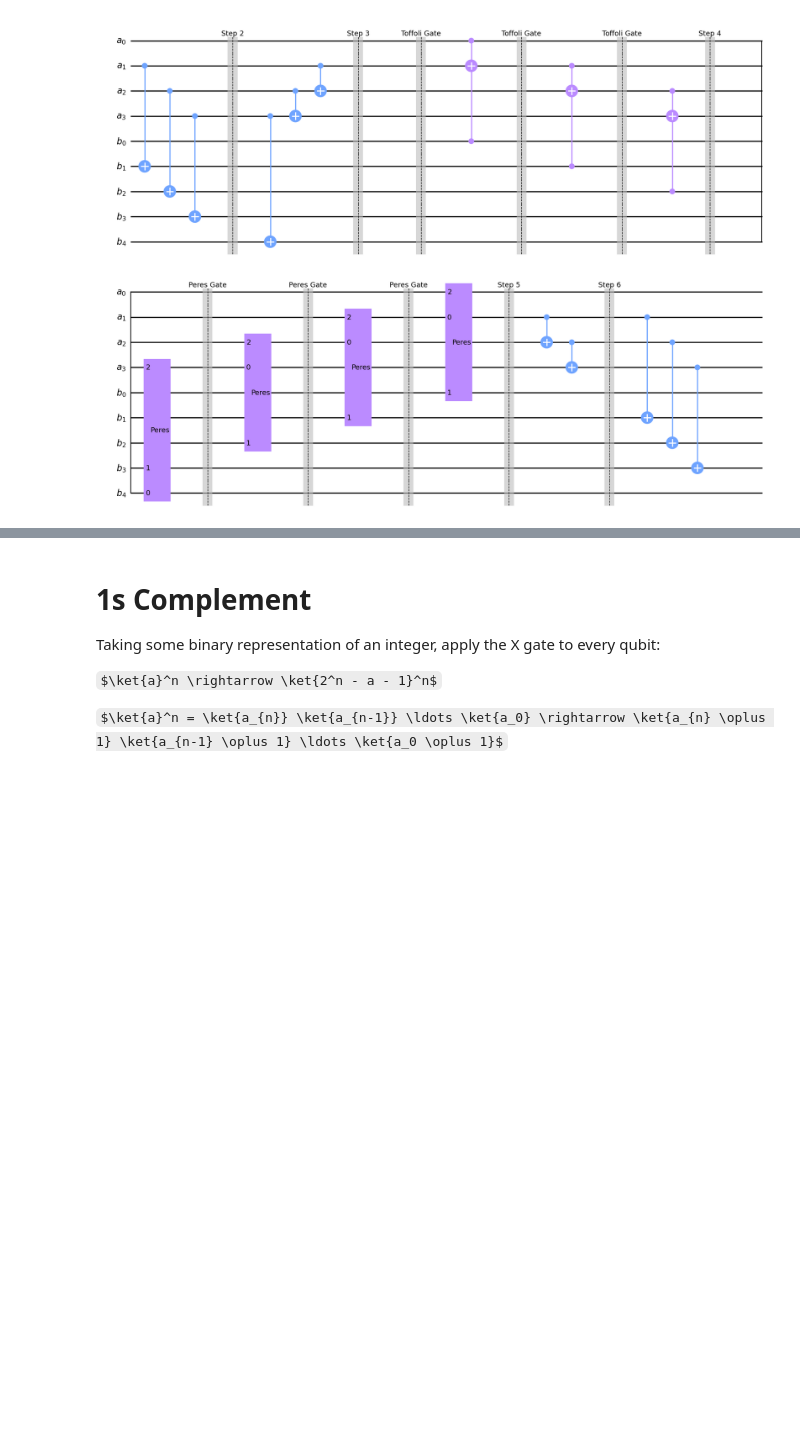
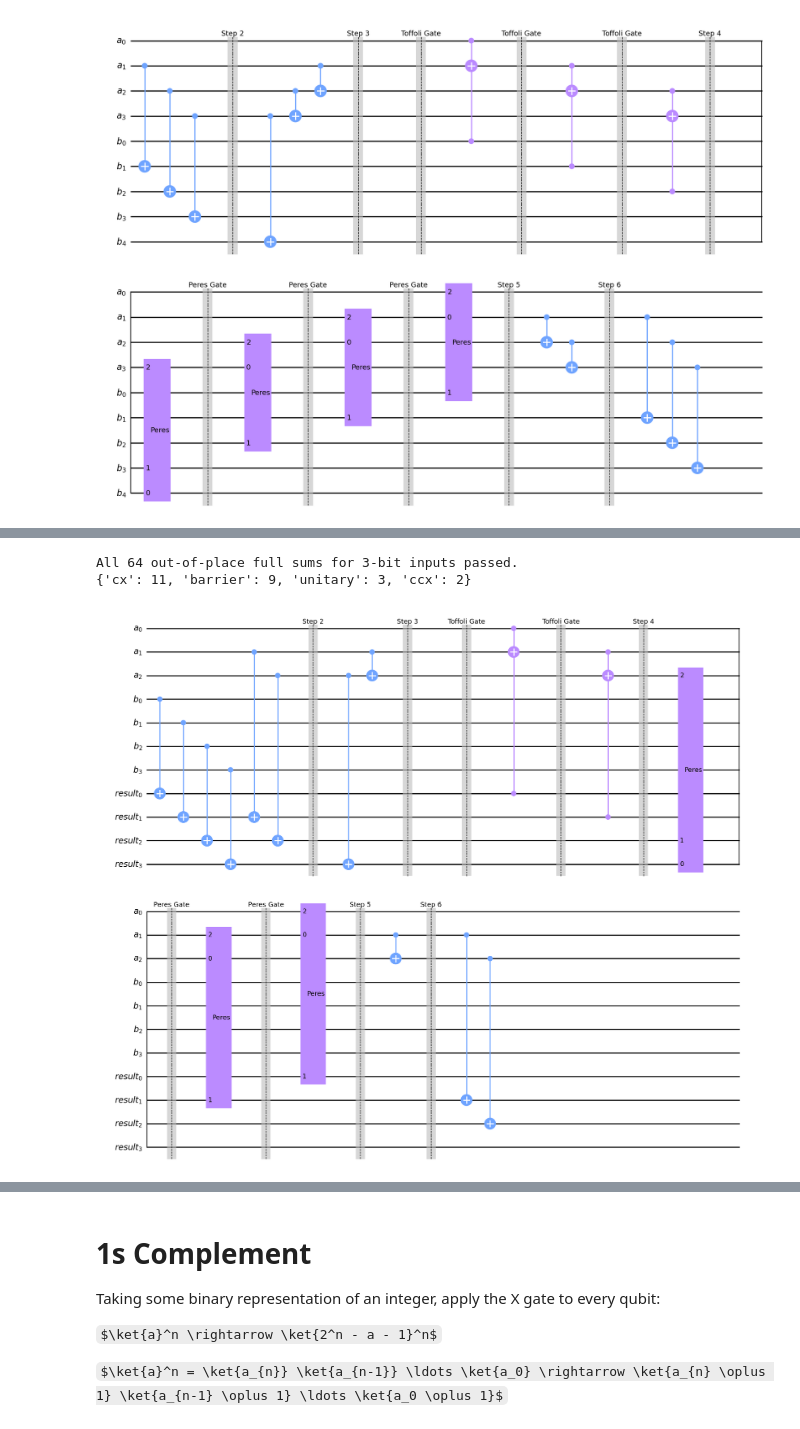
Before and after one commit to lincolnajohnston/Quantum-NTE, a Jupyter notebook: Elementary_circuits/basic_arithmetic_circuits_testing.ipynb, the cells around one changed output, grey strips where cells are left out. Drawn from its saved outputs; the diff is of its cells as text; code cells hidden in the pictures; some formulas as TeX source; blank space fills up the shorter version.

```diff
--- a/Elementary_circuits/basic_arithmetic_circuits_testing.ipynb
+++ b/Elementary_circuits/basic_arithmetic_circuits_testing.ipynb
@@ -119,0 +184,57 @@ qc.draw('mpl')
+# %%
+n = 3 # some arbitrary value
+a = QuantumRegister(n, 'a') # "A" input register
+b = QuantumRegister(n+1, 'b') # "B" input register with a zeroed high bit
+result = QuantumRegister(n+1, 'result') # zeroed full-sum register
+
+qc = QuantumCircuit(a, b, result)
+
+basic_arithmetic_circuits.Addition_gate_outofplace(qc, a, b, result, modular=False, useElementaryGates=False)
+
+# get the unitary of the circuit
+U = Operator(qc).data
+#print("unitary operator: ", np.round(U, decimals=2))
+
+# run inputs and print outputs
+input_size = int(2**n)
+full_size = int(2**(n+1))
+for b_val in range(input_size):
+    for a_val in range(input_size):
+        # The high input bit of b and every result qubit start in |0>.
+        integer_input = b_val * input_size + a_val
+        state_vec = np.zeros(int(2**(3*n+2)))
+        state_vec[integer_input] = 1
+        input_state = Statevector(state_vec)
+
+        # Apply the circuit to the state.
+        output_state = input_state.evolve(qc)
+        integer_output = int(np.argmax(np.abs(output_state.data)))
+        output_a = integer_output % input_size
+        output_b = (integer_output // input_size) % full_size
+        output_result = (integer_output // int(2**(2*n+1))) % full_size
+
+        if output_a != a_val:
+            print("output a is not correct")
+            print("a = ", a_val, "   b = ", b_val)
+            print("output a = ", output_a, "   output b = ", output_b, "   result = ", output_result)
+            raise Exception("output a is not correct")
+
+        if output_b != b_val:
+            print("output b is not correct")
+            print("a = ", a_val, "   b = ", b_val)
+            print("output a = ", output_a, "   output b = ", output_b, "   result = ", output_result)
+            raise Exception("output b is not correct")
+
+        if output_result != a_val + b_val:
+            print("output result is not correct")
+            print("a = ", a_val, "   b = ", b_val)
+            print("output a = ", output_a, "   output b = ", output_b, "   result = ", output_result)
+            raise Exception("output result is not correct")
+
+print(f"All {input_size**2} out-of-place full sums for {n}-bit inputs passed.")
+print(dict(qc.count_ops()))
+qc.draw('mpl')
+# %% [output]
+All 64 out-of-place full sums for 3-bit inputs passed.
+{'cx': 11, 'barrier': 9, 'unitary': 3, 'ccx': 2}
+[figure, added]
```
Also changed, not shown: parts of 8 cells of this notebook, 2 other files.
